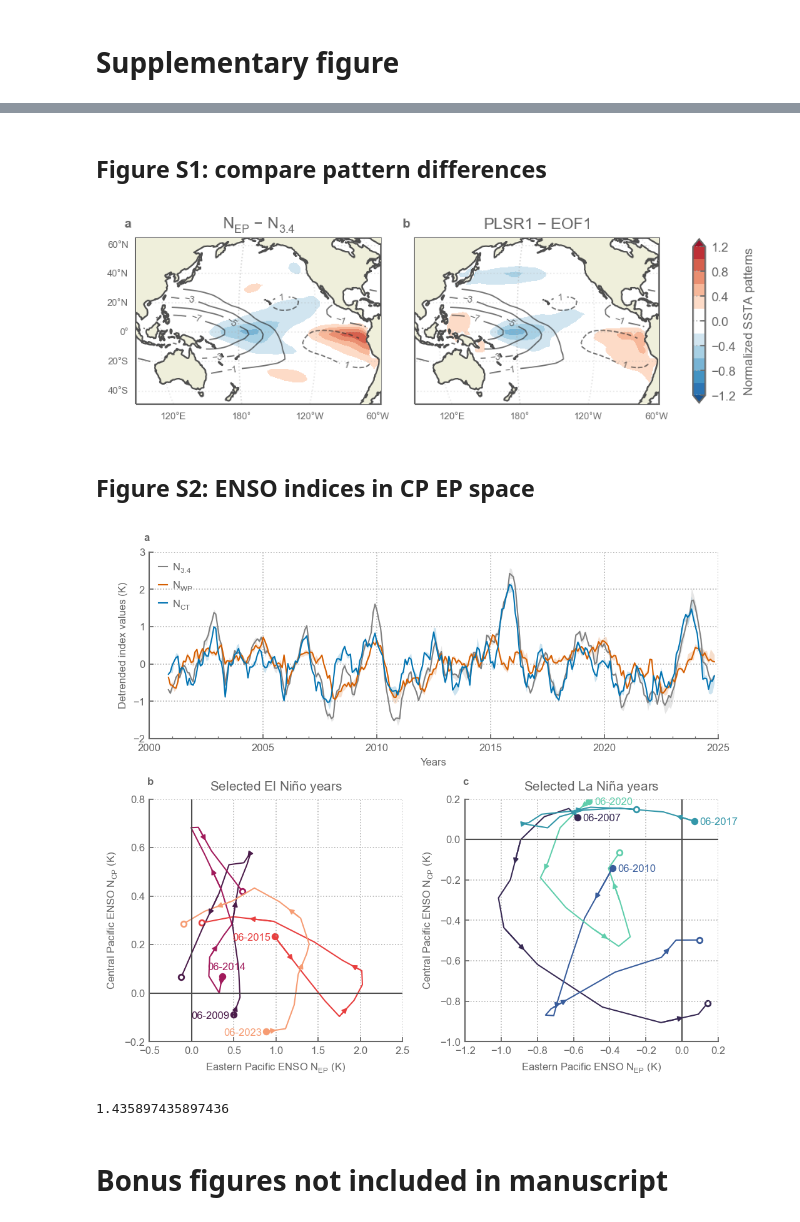
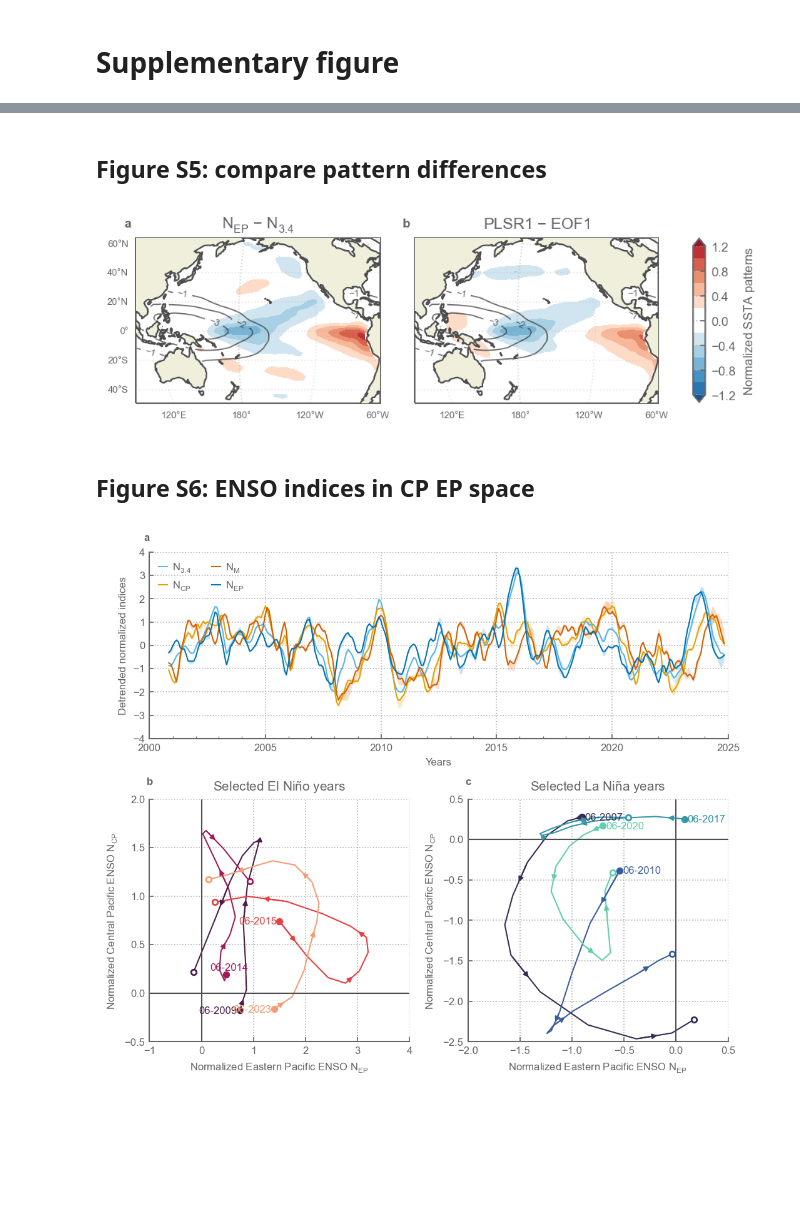
Before and after one commit to rguilcas/2025_GRL_Pattern-effect-internal-variability, a Jupyter notebook: Processing.ipynb, the cells around one changed output, grey strips where cells are left out. Cells and saved outputs as stored; diff of their text form; code cells hidden in the pictures; blank space fills up the shorter version.

```diff
--- a/Processing.ipynb
+++ b/Processing.ipynb
@@ -148,3 +262,8 @@ print((xr_linregress(Rp_pac, Rp_total).slope).mean().values)
+# %%
+Rp_total = (SSTA_detrend*GF).sum(['lon','lat'])
+Rp_pac = (SSTA_pac*GF).sum(['lon','lat'])
+Rp_all_basins =(SSTA_detrend*GF).transpose('lat','lon',...).groupby(mask.fillna(0)).sum(['lon','lat']).assign_coords(open_ocean=['none','Atlantic','Pacific','Indian','Arctic','Southern'])
+Rp_all_basins = Rp_all_basins.drop_sel(open_ocean='none')
 # %% [markdown]
 ## Compute EOFs
 # %%
@@ -746,0 +989,10 @@ plt.savefig('plots/compare_with_ceres_lag_corr.pdf', dpi=300)
+# %%
+df_ = (100*Rp_all_basins.var('time')/Rp_total.var('time')).rename('Variance_Rp').to_series().reset_index()
+sns.catplot(df_, x='Variance_Rp', hue='open_ocean',y='open_ocean', kind='box', height=2, aspect=2)
+sns.stripplot(df_, x='Variance_Rp', hue='open_ocean',y='open_ocean',jitter=False, edgecolor='.3', linewidth=.5)
+plt.xlim(0,100)
+plt.xlabel('Ratio of pattern effect from given ocean \nbasins to total pattern effect (%)')
+plt.ylabel('Ocean basin')
+sns.despine(trim=True, offset=10,)
+plt.tight_layout()
+plt.savefig('plots_SI/Rp_with_ocean_basins.svg')
@@ -747,5 +1105,5 @@ plt.savefig('plots/compare_with_ceres_lag_corr.pdf', dpi=300)
 # %% [markdown]
-## Figure S1: compare pattern differences
+## Figure S5: compare pattern differences
 # %%
 
 fig, axs = plt.subplot_mosaic("""
@@ -765,8 +1123,8 @@ levels_sst = np.arange(-1.2,1.3,.2)
 
 plsr1 = plsr_pac.components_sst.isel(feature=0).mean(['GF_source','product'])
 eof1 = eofs_pac.components_sst.isel(feature=0).mean(['GF_source','product'])
-diff_enso = (modes_pattern_mean.sel(mode='EP') - modes_pattern_mean.sel(mode='nino34'))
-diff_feature1 = (plsr1-eof1)
+diff_enso = (modes_pattern_mean.sel(mode='EP') - modes_pattern_mean.sel(mode='nino34')).interpolate_na('lon')
+diff_feature1 = (plsr1-eof1).interpolate_na('lon')
 
 diff_enso.plot.contourf(ax=axs['A'], cbar_ax=axs['x'], levels=levels_sst, colors=palette_sst, extend='both', transform=ccrs.PlateCarree())
 diff_feature1.plot.contourf(ax=axs['B'], cbar_ax=axs['x'], levels=levels_sst, colors=palette_sst, extend='both', transform=ccrs.PlateCarree())
@@ -783,7 +1141,7 @@ for k,letter in enumerate(all_axs):
     ax=axs[letter]
     ax.add_feature(cfeat.LAND, edgecolor='.3', zorder=100)
     ax.set_title('')
-    c = (mean_gf.sel(lon=mean_eofs.lon, lat=mean_eofs.lat)*1000).plot.contour(levels=[-7,-5,-3,-1,1], extend='both', ax=ax,
+    c = (mean_gf.sel(lon=mean_eofs.lon, lat=mean_eofs.lat)*1000).plot.contour(levels=[-4,-3,-2,-1], extend='both', ax=ax,
                                                                           zorder=1000, colors='.2', transform=ccrs.PlateCarree(),
                                                                           linewidths=.8, linestyles=['-','-','-','-','--'], alpha=.7)
     ax.clabel(c, c.levels, fmt=None, fontsize=6)
@@ -801,11 +1159,11 @@ for k,letter in enumerate(all_axs):
 axs['A'].set_title('$N_{EP}$ $\minus$ $N_{3.4}$')
 axs['B'].set_title('PLSR1 $\minus$ EOF1')
 plt.tight_layout()
-plt.savefig('plots/S1_comparing_pattern_differences.pdf', dpi=300)
+plt.savefig('plots_SI/S1_comparing_pattern_differences.svg', dpi=300)
 # %% [output]
-[figure, old version]
+[figure, new version]
 # %% [markdown]
-## Figure S2: ENSO indices in CP EP space
+## Figure S6: ENSO indices in CP EP space
 # %%
 from matplotlib.dates import YearLocator
 
@@ -820,16 +1178,16 @@ fig, axs = plt.subplot_mosaic("""
                               height_ratios=(1,1.3))
 
 
-modes_notrend.lntime.plot(ax=axs['C'], hue='mode',color=['0.5','C3','C0'])
+modes_notrend.sel(mode=['nino34','CP','modoki','EP']).lntime.plot(ax=axs['C'], hue='mode',color=color_palette_enso)
 axs['C'].xaxis.set_major_locator(YearLocator(5))
 axs['C'].xaxis.set_minor_locator(YearLocator(1))
 axs['C'].set_xlim(pd.to_datetime(('2000','2025')))
-axs['C'].set_ylim(-2,3)
+axs['C'].set_ylim(-4,4)
 axs['C'].set_title('')
 axs['C'].set_xlabel('Years')
-axs['C'].set_ylabel('Detrended index values (K)')
+axs['C'].set_ylabel('Detrended normalized indices')
 
-axs['C'].legend(["$N_{3.4}$","$N_{WP}$","$N_{CT}$"])
+axs['C'].legend(["$N_{3.4}$","$N_{CP}$","$N_{M}$","$N_{EP}$", ], ncols=2)
 
 
 
@@ -854,40 +1212,34 @@ for k,year in enumerate(ninoyears):
 
 
 ninacolors = sns.color_palette('mako', n_colors=len(ninayears))
 for k,year in enumerate(ninayears):
     df_ = modes_notrend.rolling(time=3,center=True).mean().sel(time=slice(f"{year}-06",f"{year+1}-05")).mean('product').to_series().unstack().T
     axs['B'].plot(df_.EP, df_.CP, color=ninacolors[k], )
     df_.iloc[-1:].plot.scatter(x='EP',y='CP', ax=axs['B'], s=3, color='white', zorder=100)
     df_.iloc[::df_.index.size-1].plot.scatter(x='EP',y='CP', ax=axs['B'],  color=ninacolors[k], legend=False)
     df_['dx']=df_.EP.diff().shift(-1)
     df_['dy']=df_.CP.diff().shift(-1)
     df_traj = df_.iloc[::3]
     for i in range(0, df_traj.index.size):
         axs['B'].annotate("", xytext=(df_traj.EP.iloc[i], df_traj.CP.iloc[i]), xy=(df_traj.EP.iloc[i] + df_traj.dx.iloc[i]/1.5, df_traj.CP.iloc[i]+ df_traj.dy.iloc[i]/1.5),
             arrowprops=dict(arrowstyle="-|>", color=ninacolors[k]),)
     # axs['C'].axvline(pd.to_datetime(f"06-{year}"), color=ninacolors[k])
     axs['B'].text(df_.EP.iloc[0]+.03,df_.CP.iloc[0]-.005,f"06-{year}", va='center', color=ninacolors[k])
 # axs['B'].get_legend().remove()
 # axs['A'].legend().remove()
 
 axs['A'].axhline(0, color='.3')
 axs['A'].axvline(0, color='.3')
 axs['B'].axhline(0, color='.3')
 axs['B'].axvline(0, color='.3')
-axs['A'].set(xlim=(-.5,2.5), ylim=(-.2,.8), xlabel='Eastern Pacific ENSO $N_{EP}$ (K)', ylabel='Central Pacific ENSO $N_{CP}$ (K)', title='Selected El $Ni\~no$ years')
-axs['B'].set(xlim=(-1.2,.2), ylim=(-1,.2), xlabel='Eastern Pacific ENSO $N_{EP}$ (K)', ylabel='Central Pacific ENSO $N_{CP}$ (K)', title='Selected La $Ni\~na$ years')
+axs['A'].set(xlim=(-1,4), ylim=(-.5,2), xlabel='Normalized Eastern Pacific ENSO $N_{EP}$ ', ylabel='Normalized Central Pacific ENSO $N_{CP}$ ', title='Selected El $Ni\~no$ years')
+axs['B'].set(xlim=(-2,.5), ylim=(-2.5,.5), xlabel='Normalized Eastern Pacific ENSO $N_{EP}$ ', ylabel='Normalized Central Pacific ENSO $N_{CP}$ ', title='Selected La $Ni\~na$ years')
 
 axs['A'].text(-.01, 1.05, 'b', transform=axs['A'].transAxes, ha='left', va='bottom', weight='bold')
 axs['B'].text(-.01, 1.05, 'c', transform=axs['B'].transAxes, ha='left', va='bottom', weight='bold')
 axs['C'].text(-.01, 1.05, 'a', transform=axs['C'].transAxes, ha='left', va='bottom', weight='bold')
 
 plt.tight_layout()
-plt.savefig('plots/BONUS_ENSO_cycles.pdf', dpi=300)
+plt.savefig('plots_SI/BONUS_ENSO_cycles.svg', dpi=300)
 # %% [output]
-[figure, old version]
+[figure, new version]
-# %%
-56/39
-# %% [output]
-1.435897435897436
-# %% [markdown]
-# Bonus figures not included in manuscript
```
Also changed, not shown: parts of 62 cells of this notebook, 38 other files.
